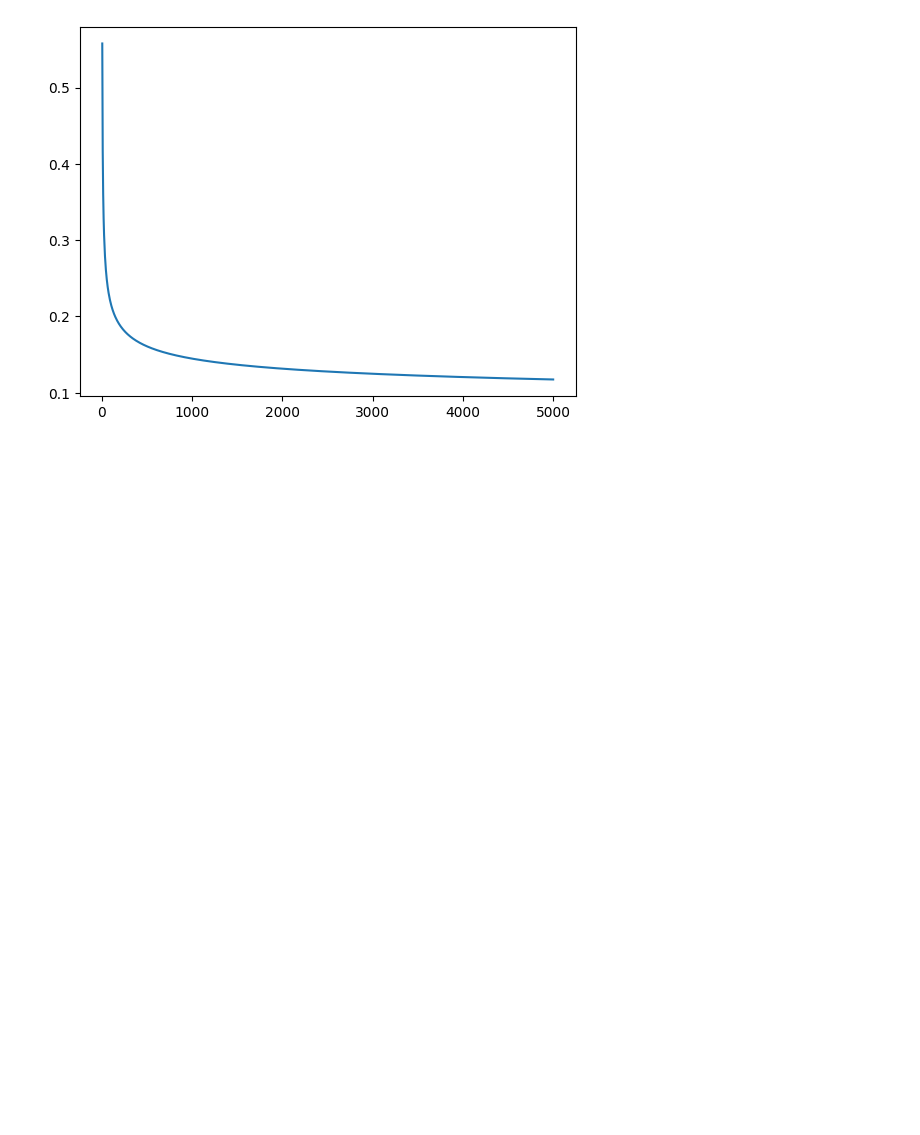
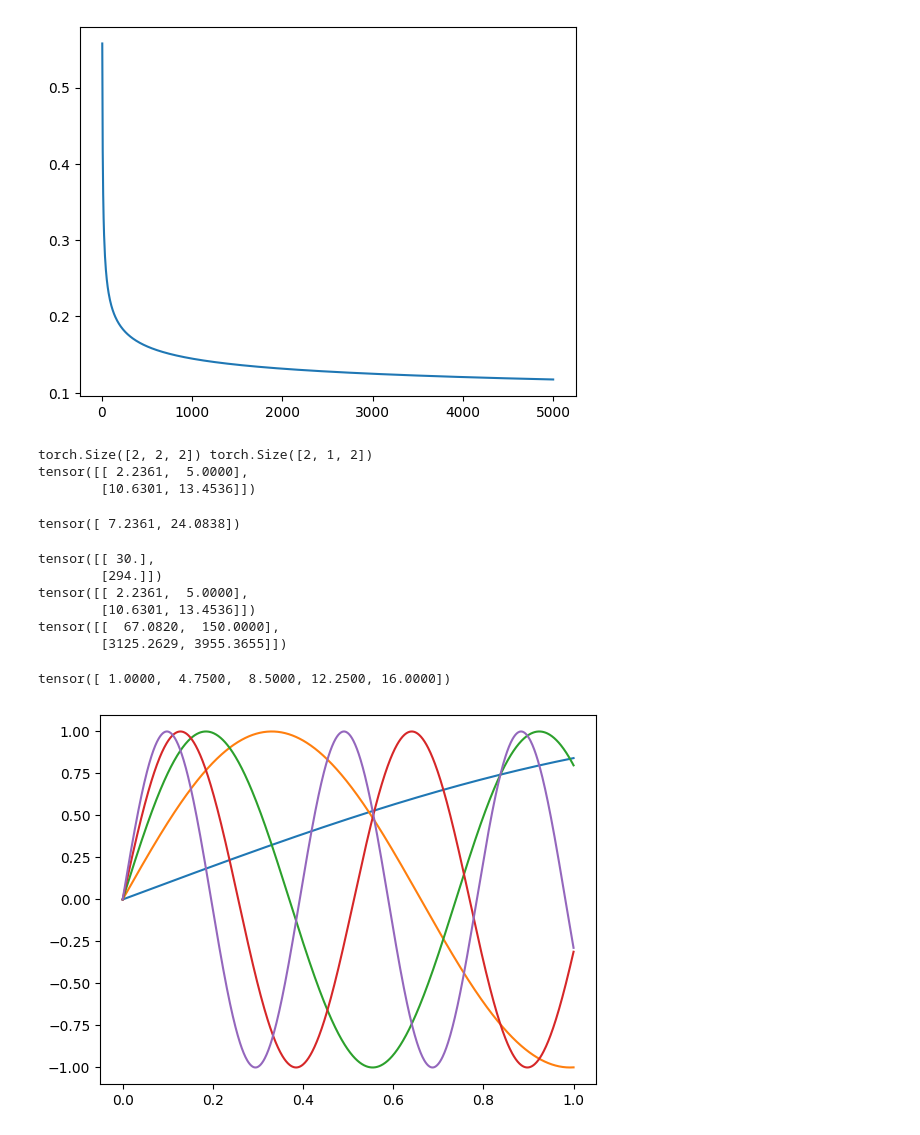
Before and after one commit to LiU-SeeGoals/controller, a Jupyter notebook: python_playground/test.ipynb, the cells around one changed output. Cells and saved outputs as stored; diff of their text form; code cells hidden in the pictures; blank space fills up the shorter version.

```diff
--- a/python_playground/test.ipynb
+++ b/python_playground/test.ipynb
@@ -11,3 +11,48 @@ plt.plot(linspace, y.numpy())
 # %% [output]
 [<matplotlib.lines.Line2D at 0x...>]
 [figure]
+# %%
+# batch, player, position(x, y)
+team = torch.tensor([[[1, 2], [3, 4]], [[7, 8], [9, 10]]]).float()
+target = (0, 0)
+target_torch = torch.tensor(target).repeat(team.shape[0], 1).unsqueeze(1).float()
+print(team.shape, target_torch.shape)
+
+norm = torch.norm(team - target_torch, dim=2)
+print(norm)
+# %% [output]
+torch.Size([2, 2, 2]) torch.Size([2, 1, 2])
+tensor([[ 2.2361,  5.0000],
+        [10.6301, 13.4536]])
+# %%
+torch.sum(norm, dim=1)
+# %% [output]
+tensor([ 7.2361, 24.0838])
+# %%
+scaling = (norm)
+foo = scaling * norm
+foo_sum = foo.sum(dim=1).unsqueeze(1)
+print(foo_sum)
+print(norm)
+print(norm*foo_sum)
+# %% [output]
+tensor([[ 30.],
+        [294.]])
+tensor([[ 2.2361,  5.0000],
+        [10.6301, 13.4536]])
+tensor([[  67.0820,  150.0000],
+        [3125.2629, 3955.3655]])
+# %%
+num_frequencies = 5
+
+freq_bands = torch.linspace(1.0, 2 ** (num_frequencies - 1), num_frequencies)
+print(freq_bands)
+# %% [output]
+tensor([ 1.0000,  4.7500,  8.5000, 12.2500, 16.0000])
+# %%
+nums = torch.linspace(0, 1, 1000)
+
+for i in range(num_frequencies):
+    plt.plot(nums, torch.sin(nums * freq_bands[i]).numpy())
+# %% [output]
+[figure, added]
```
Also changed, not shown: 3 other files.
